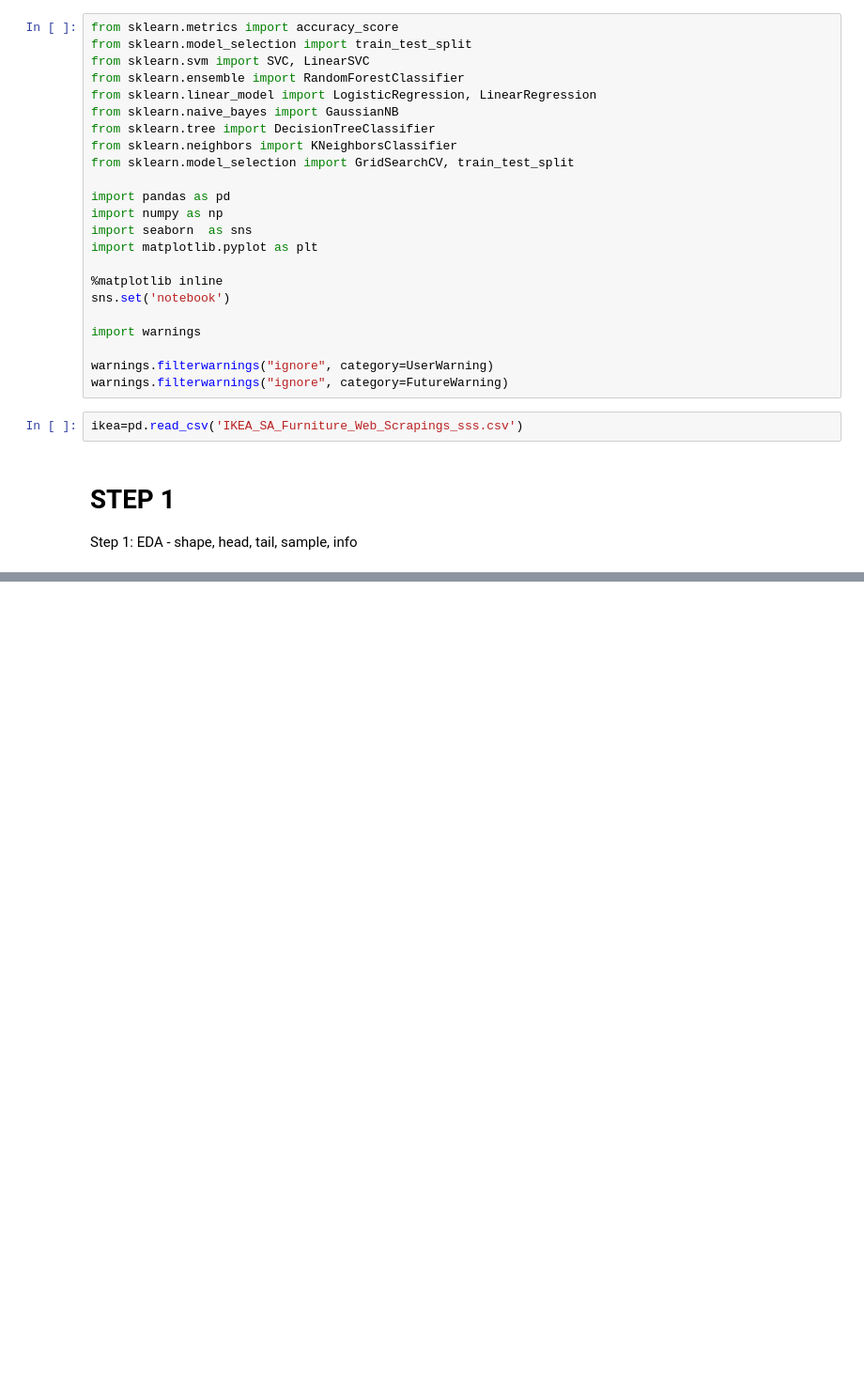
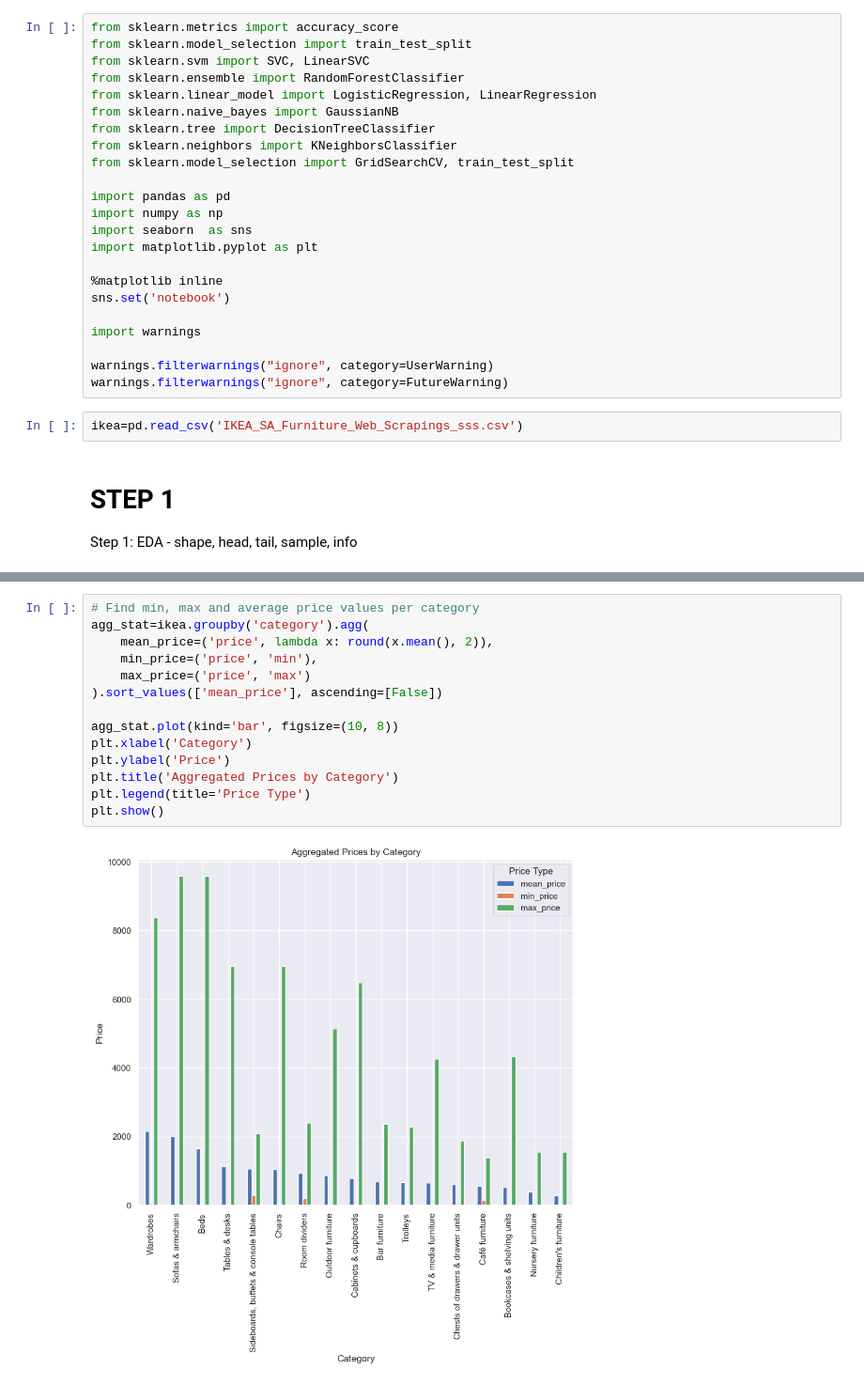
Before and after one commit to MarinaYurchenko/Python-Step-Project, a Jupyter notebook: Python Step project/Step.ipynb, the cells around one changed output, grey strips where cells are left out. Shown at 94% size. Drawn from its saved outputs; the diff is of its cells as text; blank space fills up the shorter version.

```diff
--- a/Python Step project/Step.ipynb
+++ b/Python Step project/Step.ipynb
@@ -136,0 +238,16 @@ Due to this primar research it is obvious that the main problem is the presence
+# %%
+# Find min, max and average price values per category
+agg_stat=ikea.groupby('category').agg(
+    mean_price=('price', lambda x: round(x.mean(), 2)),
+    min_price=('price', 'min'),
+    max_price=('price', 'max')
+).sort_values(['mean_price'], ascending=[False])
+
+agg_stat.plot(kind='bar', figsize=(10, 8))
+plt.xlabel('Category')
+plt.ylabel('Price')
+plt.title('Aggregated Prices by Category')
+plt.legend(title='Price Type')
+plt.show()
+# %% [output]
+[figure, added]
```
Also changed, not shown: parts of 20 cells of this notebook.
